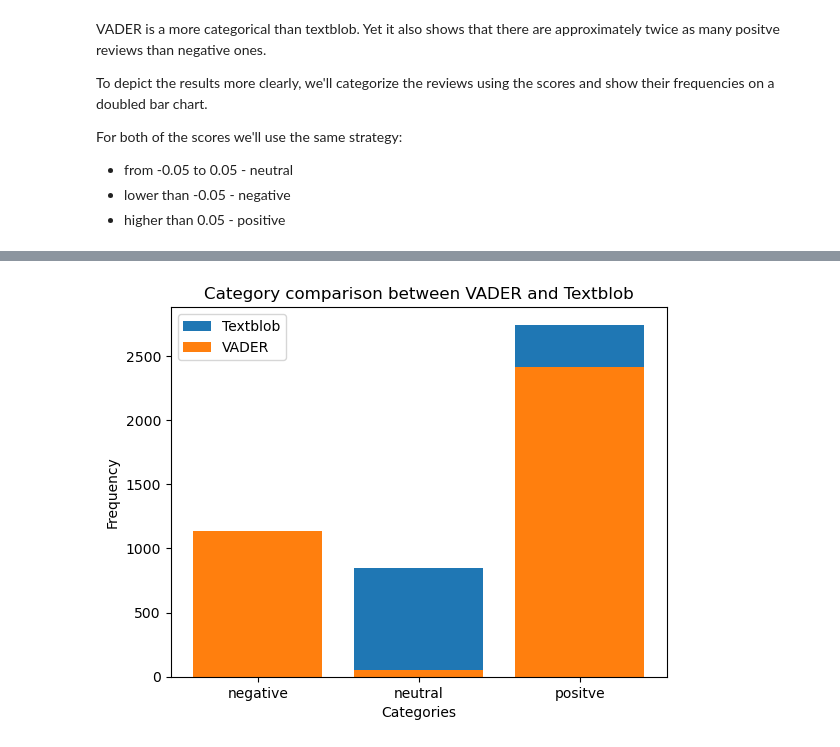
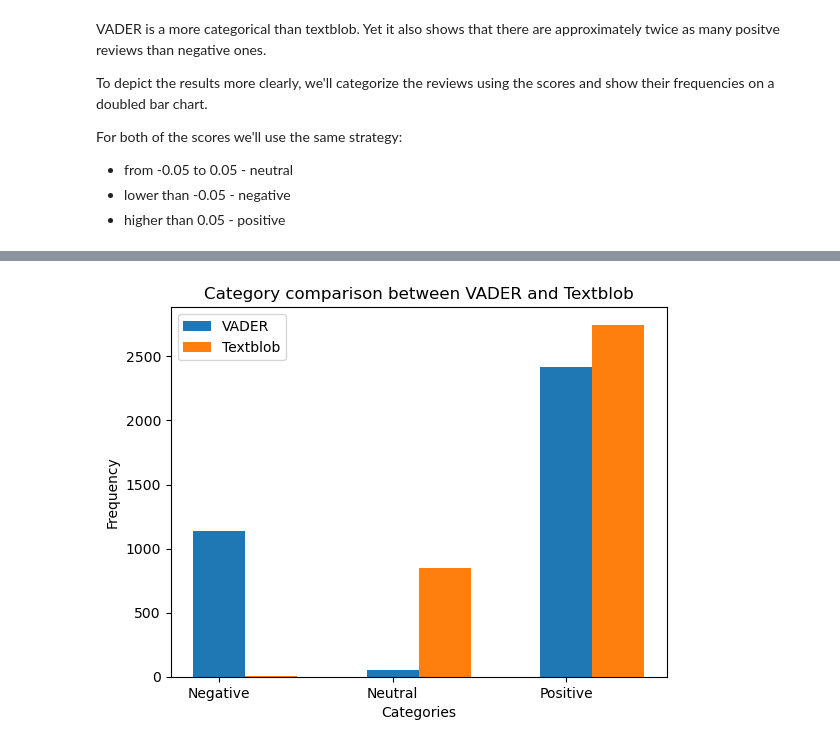
Before and after one commit to sersldmir/forage_collection, a Jupyter notebook: br_project.ipynb, the cells around one changed output, grey strips where cells are left out. Saved outputs shown, nothing was run; the diff lists cells and outputs as text; code cells hidden in the pictures.

```diff
--- a/br_project.ipynb
+++ b/br_project.ipynb
@@ -243,11 +247,20 @@ vader_counts
 # %%
-plt.bar(data=textblob_counts, x="textblob_category", height="Review texts", label = 'Textblob')
-plt.bar(data=vader_counts, x="vader_category", height="Review texts", label = 'VADER')
+import numpy as np
 
+labels = ["Negative", "Neutral", "Positive"]
+
+textblob_categories = textblob_counts["Review texts"].to_list()
+vader_categories = vader_counts["Review texts"].to_list()
+
+x_axis = np.arange(len(labels))
+
+plt.bar(x_axis, vader_categories, width=0.3, label = 'VADER')
+plt.bar(x_axis + 0.3, textblob_categories, width=0.3, label = 'Textblob')
+plt.xticks(x_axis, labels)
 plt.xlabel("Categories")
 plt.ylabel("Frequency")
 plt.title("Category comparison between VADER and Textblob")
 plt.legend()
 plt.show()
 # %% [output]
-[figure, old version]
+[figure, new version]
```
Also changed, not shown: parts of 23 cells of this notebook.
